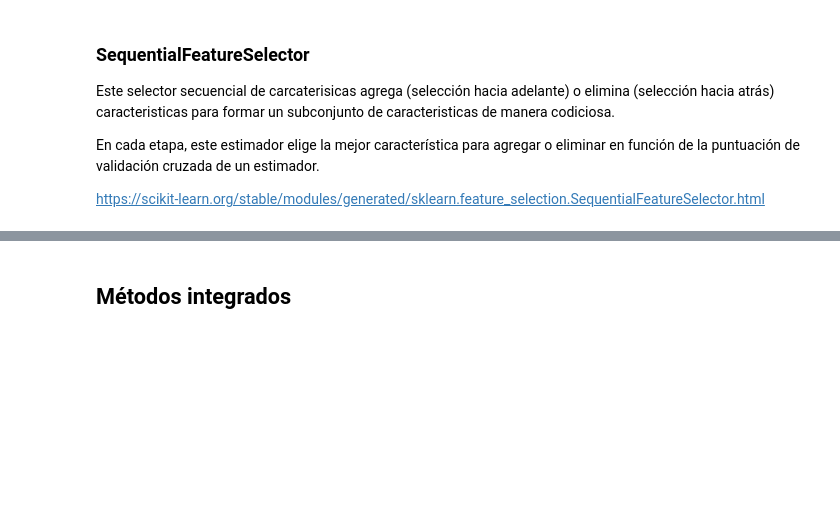
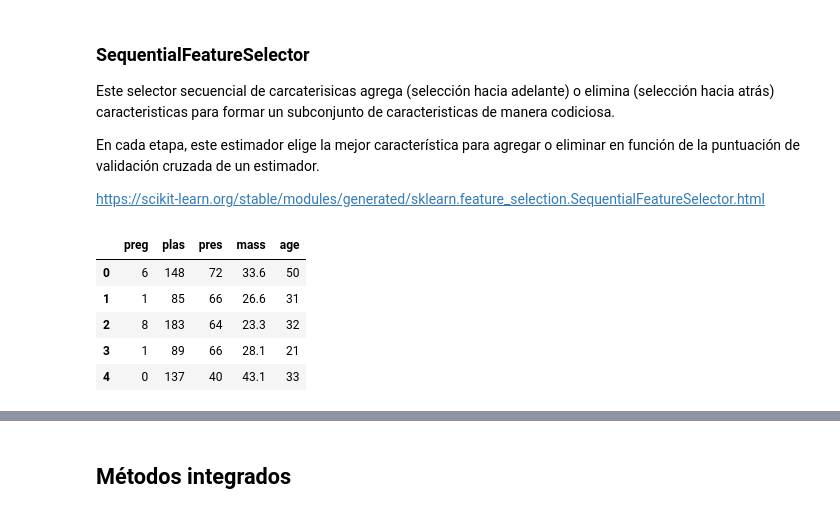
Before and after one commit to mlondono-oc/LEA2, a Jupyter notebook: Modulo2/M1_Seleccion_de_caracteristicas_Separación_de_datasets_Ejemplos.ipynb, the cells around one changed output, grey strips where cells are left out. Cells and saved outputs as stored; diff of their text form; code cells hidden in the pictures; blank space fills up the shorter version.

```diff
--- a/Modulo2/M1_Seleccion_de_caracteristicas_Separación_de_datasets_Ejemplos.ipynb
+++ b/Modulo2/M1_Seleccion_de_caracteristicas_Separación_de_datasets_Ejemplos.ipynb
@@ -165,17 +245,24 @@ https://scikit-learn.org/stable/modules/generated/sklearn.feature_selection.Sequ
 # %%
 from sklearn.feature_selection import SequentialFeatureSelector
 
 # Selector secuencias utilizando regresión logistica - clasificación
-sfs = SequentialFeatureSelector(LogisticRegression(),
+sfs = SequentialFeatureSelector(LogisticRegression(max_iter=300),
                                 n_features_to_select=5,
-                                direction= "forward",
+                                direction= "backward",
                                 scoring='f1')
 
 # Obtener variable seleccionadas
 sfs = sfs.fit(X_class, y_class)
 X_new_class = sfs.support_
 df_classification_new = X_class.iloc[:,X_new_class]
 df_classification_new.head()
+# %% [output]
+|  | preg | plas | pres | mass | age |
+| 0 | 6 | 148 | 72 | 33.6 | 50 |
+| 1 | 1 | 85 | 66 | 26.6 | 31 |
+| 2 | 8 | 183 | 64 | 23.3 | 32 |
+| 3 | 1 | 89 | 66 | 28.1 | 21 |
+| 4 | 0 | 137 | 40 | 43.1 | 33 |
 # %%
 # Selector secuencias utilizando regresión lineal - Regresión
 sfs = SequentialFeatureSelector(LinearRegression(),
```
Also changed, not shown: parts of 22 cells of this notebook, 1 other file.
